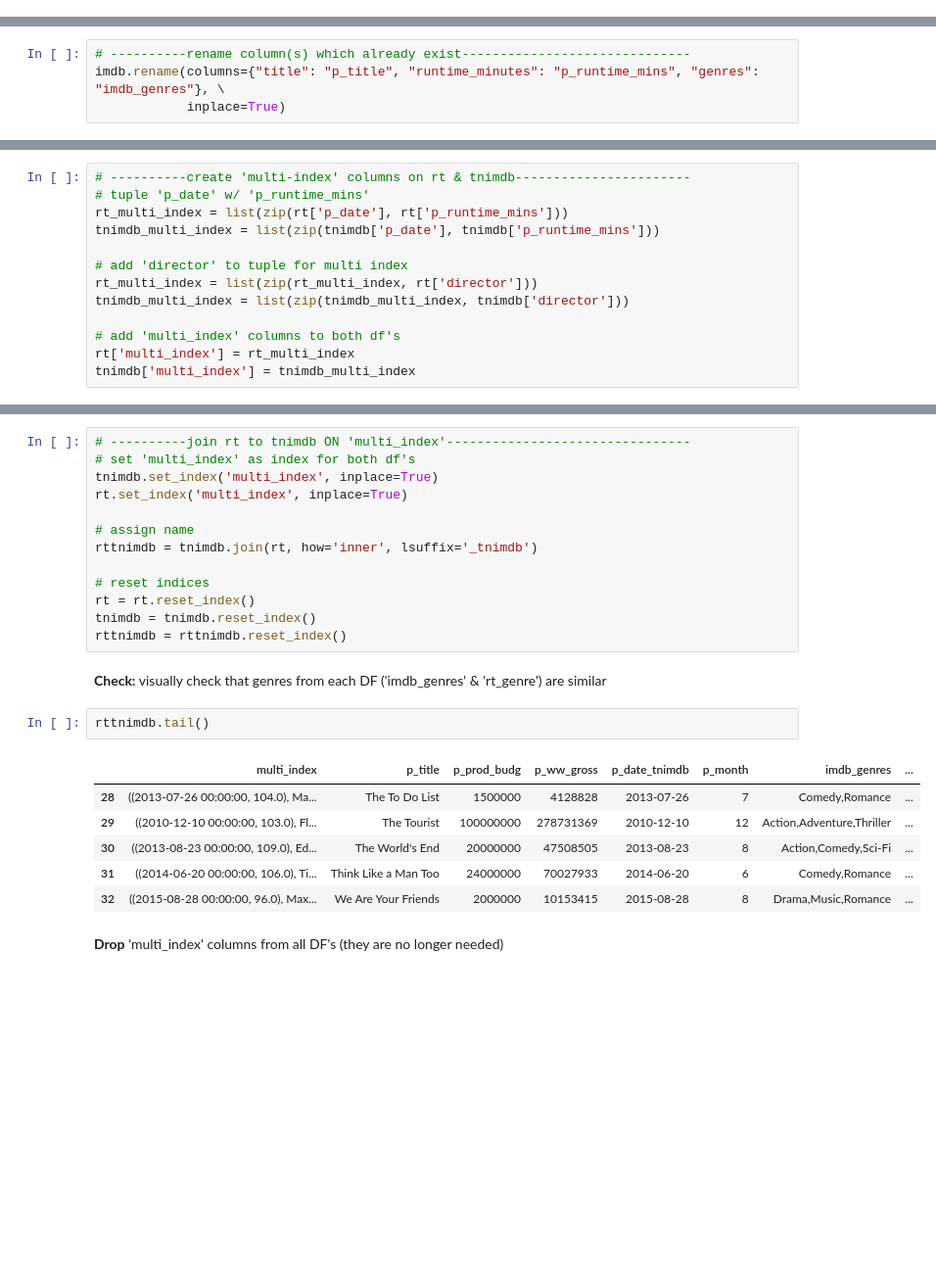
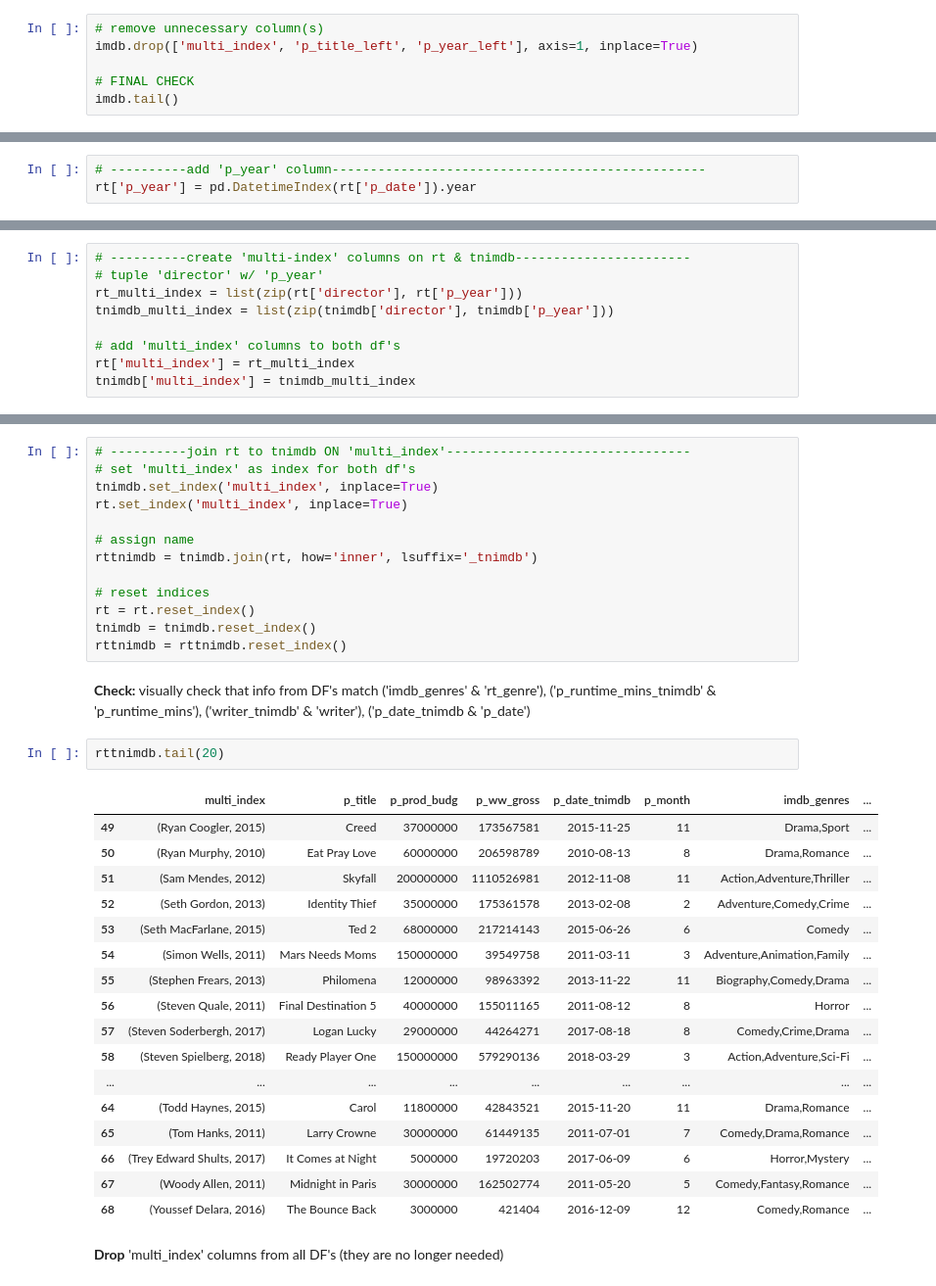
Before and after one commit to AgathaZareth/dsc-phase-1-project-v2-4, a Jupyter notebook: student.ipynb, the cells around one changed output, grey strips where cells are left out. Shown at 98% size. Drawn from its saved outputs; the diff is of its cells as text; blank space fills up the shorter version.

```diff
--- a/student.ipynb
+++ b/student.ipynb
@@ -108,0 +219,6 @@ imdb.tail()
+# %%
+# remove unnecessary column(s)
+imdb.drop(['multi_index', 'p_title_left', 'p_year_left'], axis=1, inplace=True)
+
+# FINAL CHECK
+imdb.tail()
@@ -193,3 +322,6 @@ rt['p_runtime_mins'] = rt_runtime
+# %%
+# ----------add 'p_year' column-------------------------------------------------
+rt['p_year'] = pd.DatetimeIndex(rt['p_date']).year
 # %% [markdown]
 __Check__ new column(s) were added before dropping original column(s):
 # %%
@@ -224,4 +351,0 @@ __Rename__ existing column(s):
-# %%
-# ----------rename column(s) which already exist------------------------------
-imdb.rename(columns={"title": "p_title", "runtime_minutes": "p_runtime_mins", "genres": "imdb_genres"}, \
-            inplace=True)
@@ -291,12 +408,8 @@ __Create__ multi indices for both DF's with: 'director', 'p_date', and 'p_runtim
 # %%
 # ----------create 'multi-index' columns on rt & tnimdb-----------------------
-# tuple 'p_date' w/ 'p_runtime_mins'
-rt_multi_index = list(zip(rt['p_date'], rt['p_runtime_mins']))
-tnimdb_multi_index = list(zip(tnimdb['p_date'], tnimdb['p_runtime_mins']))
-
-# add 'director' to tuple for multi index
-rt_multi_index = list(zip(rt_multi_index, rt['director']))
-tnimdb_multi_index = list(zip(tnimdb_multi_index, tnimdb['director']))
+# tuple 'director' w/ 'p_year'
+rt_multi_index = list(zip(rt['director'], rt['p_year']))
+tnimdb_multi_index = list(zip(tnimdb['director'], tnimdb['p_year']))
 
 # add 'multi_index' columns to both df's
 rt['multi_index'] = rt_multi_index
@@ -337,16 +450,27 @@ rt = rt.reset_index()
 tnimdb = tnimdb.reset_index()
 rttnimdb = rttnimdb.reset_index()
 # %% [markdown]
-__Check:__ visually check that genres from each DF ('imdb_genres' & 'rt_genre') are similar
+__Check:__ visually check that info from DF's match ('imdb_genres' & 'rt_genre'), ('p_runtime_mins_tnimdb' & 'p_runtime_mins'), ('writer_tnimdb' & 'writer'), ('p_date_tnimdb & 'p_date')
 # %%
-rttnimdb.tail()
+rttnimdb.tail(20)
 # %% [output]
 |  | multi_index | p_title | p_prod_budg | p_ww_gross | p_date_tnimdb | p_month | imdb_genres | ... |
-| 28 | ((2013-07-26 00:00:00, 104.0), Ma... | The To Do List | 1500000 | 4128828 | 2013-07-26 | 7 | Comedy,Romance | ... |
-| 29 | ((2010-12-10 00:00:00, 103.0), Fl... | The Tourist | 100000000 | 278731369 | 2010-12-10 | 12 | Action,Adventure,Thriller | ... |
-| 30 | ((2013-08-23 00:00:00, 109.0), Ed... | The World's End | 20000000 | 47508505 | 2013-08-23 | 8 | Action,Comedy,Sci-Fi | ... |
-| 31 | ((2014-06-20 00:00:00, 106.0), Ti... | Think Like a Man Too | 24000000 | 70027933 | 2014-06-20 | 6 | Comedy,Romance | ... |
-| 32 | ((2015-08-28 00:00:00, 96.0), Max... | We Are Your Friends | 2000000 | 10153415 | 2015-08-28 | 8 | Drama,Music,Romance | ... |
+| 49 | (Ryan Coogler, 2015) | Creed | 37000000 | 173567581 | 2015-11-25 | 11 | Drama,Sport | ... |
+| 50 | (Ryan Murphy, 2010) | Eat Pray Love | 60000000 | 206598789 | 2010-08-13 | 8 | Drama,Romance | ... |
+| 51 | (Sam Mendes, 2012) | Skyfall | 200000000 | 1110526981 | 2012-11-08 | 11 | Action,Adventure,Thriller | ... |
+| 52 | (Seth Gordon, 2013) | Identity Thief | 35000000 | 175361578 | 2013-02-08 | 2 | Adventure,Comedy,Crime | ... |
+| 53 | (Seth MacFarlane, 2015) | Ted 2 | 68000000 | 217214143 | 2015-06-26 | 6 | Comedy | ... |
+| 54 | (Simon Wells, 2011) | Mars Needs Moms | 150000000 | 39549758 | 2011-03-11 | 3 | Adventure,Animation,Family | ... |
+| 55 | (Stephen Frears, 2013) | Philomena | 12000000 | 98963392 | 2013-11-22 | 11 | Biography,Comedy,Drama | ... |
+| 56 | (Steven Quale, 2011) | Final Destination 5 | 40000000 | 155011165 | 2011-08-12 | 8 | Horror | ... |
+| 57 | (Steven Soderbergh, 2017) | Logan Lucky | 29000000 | 44264271 | 2017-08-18 | 8 | Comedy,Crime,Drama | ... |
+| 58 | (Steven Spielberg, 2018) | Ready Player One | 150000000 | 579290136 | 2018-03-29 | 3 | Action,Adventure,Sci-Fi | ... |
+| ... | ... | ... | ... | ... | ... | ... | ... | ... |
+| 64 | (Todd Haynes, 2015) | Carol | 11800000 | 42843521 | 2015-11-20 | 11 | Drama,Romance | ... |
+| 65 | (Tom Hanks, 2011) | Larry Crowne | 30000000 | 61449135 | 2011-07-01 | 7 | Comedy,Drama,Romance | ... |
+| 66 | (Trey Edward Shults, 2017) | It Comes at Night | 5000000 | 19720203 | 2017-06-09 | 6 | Horror,Mystery | ... |
+| 67 | (Woody Allen, 2011) | Midnight in Paris | 30000000 | 162502774 | 2011-05-20 | 5 | Comedy,Fantasy,Romance | ... |
+| 68 | (Youssef Delara, 2016) | The Bounce Back | 3000000 | 421404 | 2016-12-09 | 12 | Comedy,Romance | ... |
 # %% [markdown]
 __Drop__ 'multi_index' columns from all DF's (they are no longer needed)
 # %%
```
Also changed, not shown: parts of 58 cells of this notebook, 8 other files.
